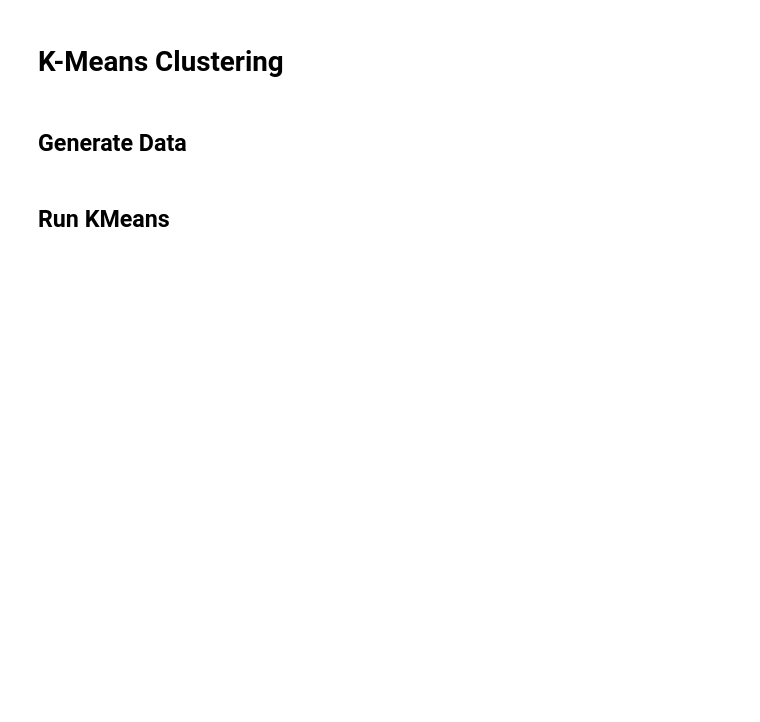
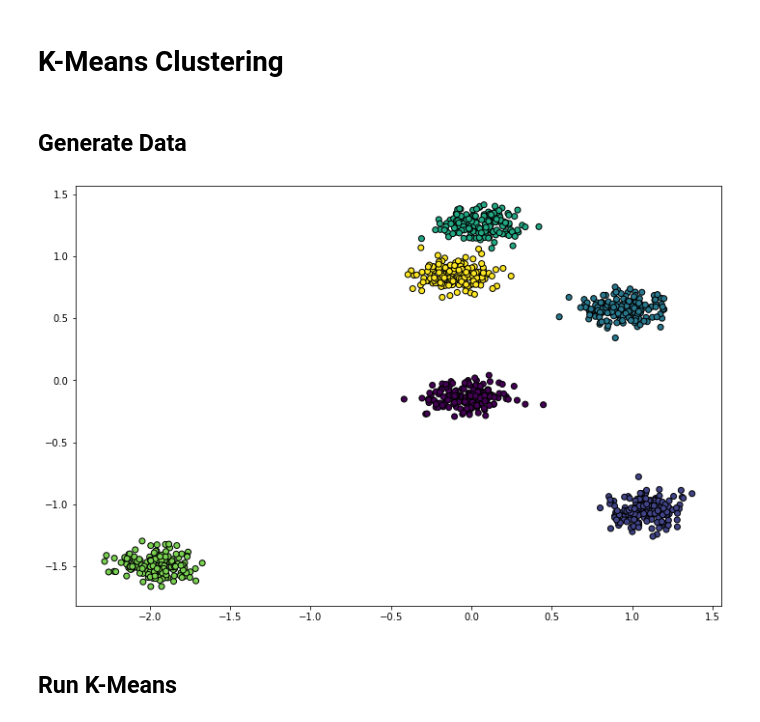
Before and after one commit to MSU-PHY-959-2021/Shared-Code, a Jupyter notebook: ClassDiscussions/k-Means_Clustering.ipynb, the cells around one changed output. Drawn from its saved outputs; the diff is of its cells as text; code cells hidden in the pictures; blank space fills up the shorter version.

```diff
--- a/ClassDiscussions/k-Means_Clustering.ipynb
+++ b/ClassDiscussions/k-Means_Clustering.ipynb
@@ -30,14 +28,21 @@ def plot_clusters(labels, clusters, X,i):
 Generate Data
 ---
 # %%
-#Set cluster compactness
-std=2
+#Set cluster standard deviation
+std=0.5
+
+nClustersTrue = 6
 
 # Generate sample data
-centers = [[1, 1], [-1, -1], [1, -1],[-1,1]]
-X, labels_true = make_blobs(n_samples=1000, centers=centers, cluster_std=std,random_state=0)
+X, labels_true = make_blobs(n_samples=1000, centers=nClustersTrue, cluster_std=std,random_state=18)
 X = StandardScaler().fit_transform(X)
+
+fig = plt.figure(figsize=(12,8))
+plt.scatter(X[:,0],X[:,1],edgecolor='0',c=labels_true)
+plt.show()
+# %% [output]
+[figure, added]
-# %% [markdown]
-Run KMeans
----
+# %% [markdown]
+Run K-Means
+---
 # %%
```
Also changed, not shown: parts of 4 cells of this notebook, 1 other file.
